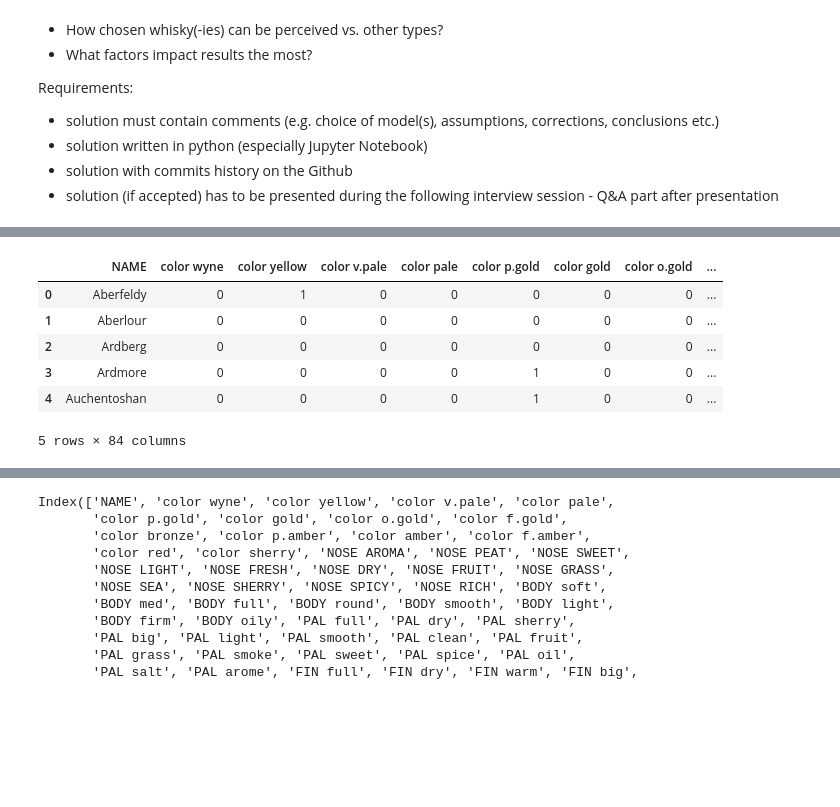
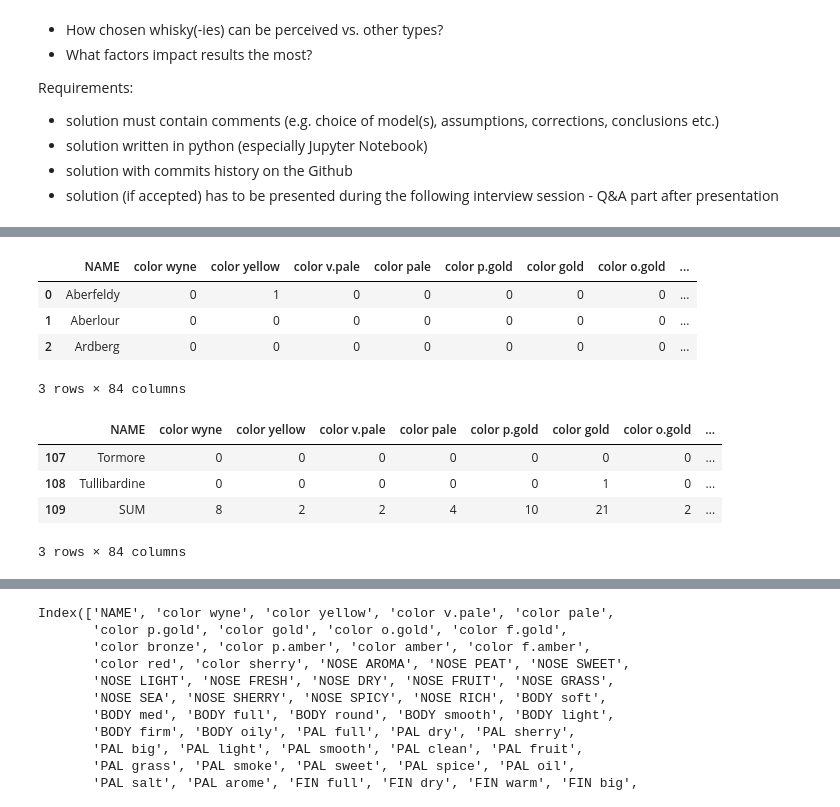
Before and after one commit to Velociraptorvelraptor/scotch-whiskies, a Jupyter notebook: schotch-whiskies-classification.ipynb, the cells around one changed output, grey strips where cells are left out. Drawn from its saved outputs; the diff is of its cells as text; code cells hidden in the pictures; blank space fills up the shorter version.

```diff
--- a/schotch-whiskies-classification.ipynb
+++ b/schotch-whiskies-classification.ipynb
@@ -35,12 +29,18 @@ You should consider upgrading via the 'c:\python\python37\python.exe -m pip inst
 # %%
 df = pd.read_csv('data/scotch.csv', error_bad_lines=False, delimiter=';')
 # %%
-df.head(5)
+df.head(3)
 # %% [output]
 |  | NAME | color wyne | color yellow | color v.pale | color pale | color p.gold | color gold | color o.gold | ... |
 | 0 | Aberfeldy | 0 | 1 | 0 | 0 | 0 | 0 | 0 | ... |
 | 1 | Aberlour | 0 | 0 | 0 | 0 | 0 | 0 | 0 | ... |
 | 2 | Ardberg | 0 | 0 | 0 | 0 | 0 | 0 | 0 | ... |
-| 3 | Ardmore | 0 | 0 | 0 | 0 | 1 | 0 | 0 | ... |
-| 4 | Auchentoshan | 0 | 0 | 0 | 0 | 1 | 0 | 0 | ... |
-5 rows × 84 columns
+3 rows × 84 columns
+# %%
+df.tail(3)
+# %% [output]
+|  | NAME | color wyne | color yellow | color v.pale | color pale | color p.gold | color gold | color o.gold | ... |
+| 107 | Tormore | 0 | 0 | 0 | 0 | 0 | 0 | 0 | ... |
+| 108 | Tullibardine | 0 | 0 | 0 | 0 | 0 | 1 | 0 | ... |
+| 109 | SUM | 8 | 2 | 2 | 4 | 10 | 21 | 2 | ... |
+3 rows × 84 columns
```
Also changed, not shown: parts of 36 cells of this notebook.
